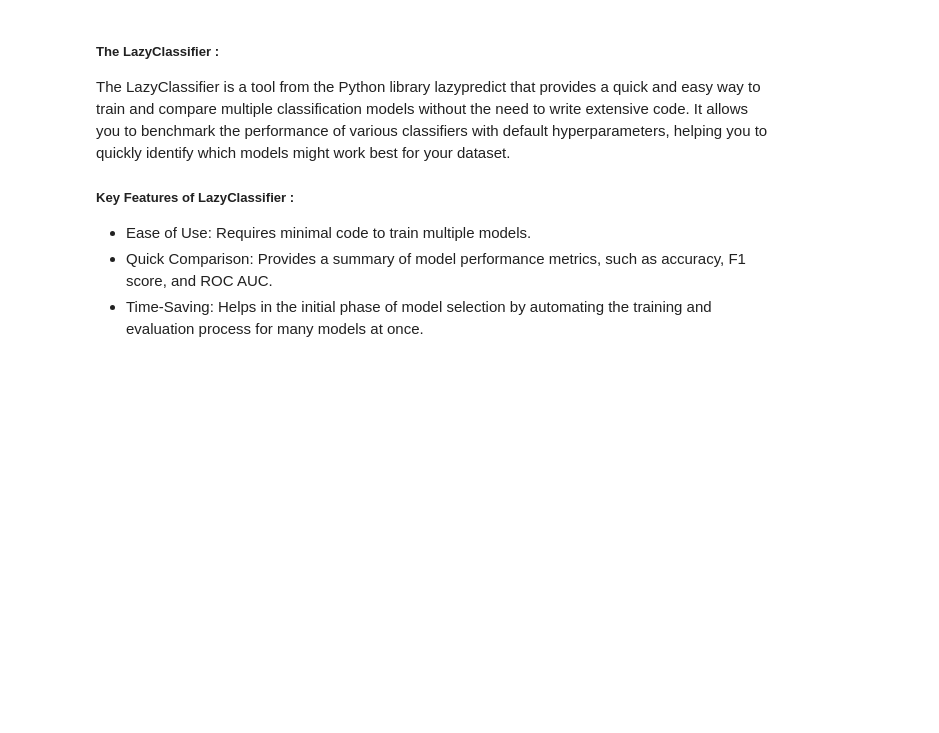
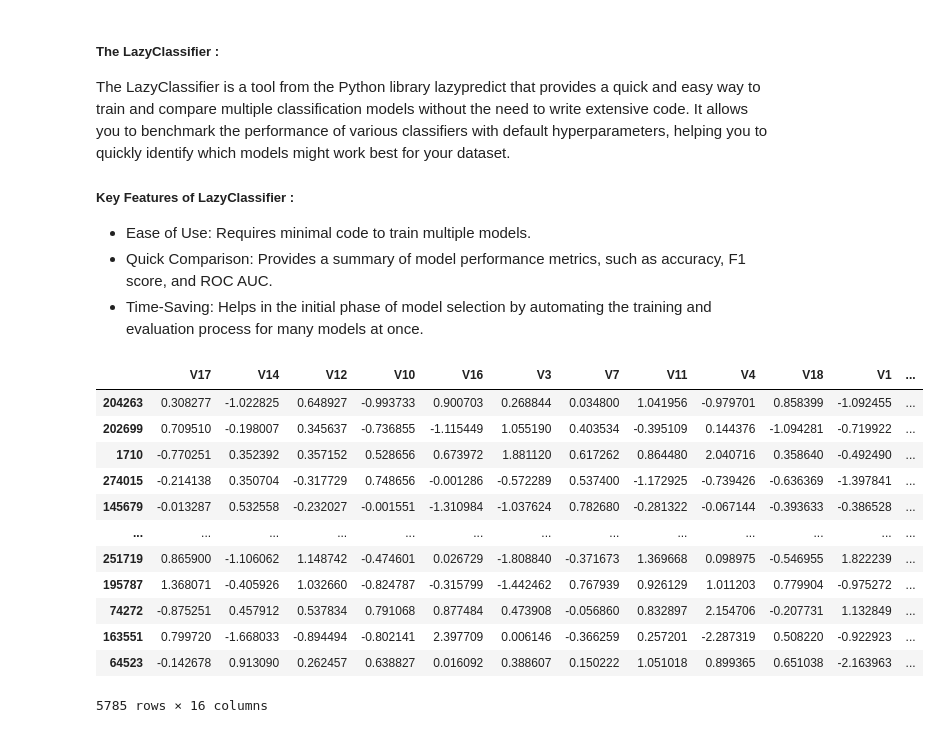
Before and after one commit to EL-MEHDI-git/Credit-card-fraud-detection, a Jupyter notebook: credit-card-fraud-detection.ipynb, the cells around one changed output. Cells and saved outputs as stored; diff of their text form; code cells hidden in the pictures; blank space fills up the shorter version.

Commit message:
Implement feature selection and model prediction

```diff
--- a/credit-card-fraud-detection.ipynb
+++ b/credit-card-fraud-detection.ipynb
@@ -256,6 +304,25 @@ The LazyClassifier is a tool from the Python library lazypredict that provides a
 - Ease of Use: Requires minimal code to train multiple models.
 - Quick Comparison: Provides a summary of model performance metrics, such as accuracy, F1 score, and ROC AUC.
 - Time-Saving: Helps in the initial phase of model selection by automating the training and evaluation process for many models at once.
+# %%
+from sklearn.model_selection import train_test_split
+
+x_train, x_test, y_train, y_test = train_test_split(df_resampled.iloc[:,:-1], df_resampled[['Class']], test_size=0.2, random_state=42)
+x_test
+# %% [output]
+|  | V17 | V14 | V12 | V10 | V16 | V3 | V7 | V11 | V4 | V18 | V1 | ... |
+| 204263 | 0.308277 | -1.022825 | 0.648927 | -0.993733 | 0.900703 | 0.268844 | 0.034800 | 1.041956 | -0.979701 | 0.858399 | -1.092455 | ... |
+| 202699 | 0.709510 | -0.198007 | 0.345637 | -0.736855 | -1.115449 | 1.055190 | 0.403534 | -0.395109 | 0.144376 | -1.094281 | -0.719922 | ... |
+| 1710 | -0.770251 | 0.352392 | 0.357152 | 0.528656 | 0.673972 | 1.881120 | 0.617262 | 0.864480 | 2.040716 | 0.358640 | -0.492490 | ... |
+| 274015 | -0.214138 | 0.350704 | -0.317729 | 0.748656 | -0.001286 | -0.572289 | 0.537400 | -1.172925 | -0.739426 | -0.636369 | -1.397841 | ... |
+| 145679 | -0.013287 | 0.532558 | -0.232027 | -0.001551 | -1.310984 | -1.037624 | 0.782680 | -0.281322 | -0.067144 | -0.393633 | -0.386528 | ... |
+| ... | ... | ... | ... | ... | ... | ... | ... | ... | ... | ... | ... | ... |
+| 251719 | 0.865900 | -1.106062 | 1.148742 | -0.474601 | 0.026729 | -1.808840 | -0.371673 | 1.369668 | 0.098975 | -0.546955 | 1.822239 | ... |
+| 195787 | 1.368071 | -0.405926 | 1.032660 | -0.824787 | -0.315799 | -1.442462 | 0.767939 | 0.926129 | 1.011203 | 0.779904 | -0.975272 | ... |
+| 74272 | -0.875251 | 0.457912 | 0.537834 | 0.791068 | 0.877484 | 0.473908 | -0.056860 | 0.832897 | 2.154706 | -0.207731 | 1.132849 | ... |
+| 163551 | 0.799720 | -1.668033 | -0.894494 | -0.802141 | 2.397709 | 0.006146 | -0.366259 | 0.257201 | -2.287319 | 0.508220 | -0.922923 | ... |
+| 64523 | -0.142678 | 0.913090 | 0.262457 | 0.638827 | 0.016092 | 0.388607 | 0.150222 | 1.051018 | 0.899365 | 0.651038 | -2.163963 | ... |
+5785 rows × 16 columns
 # %%
 from sklearn.model_selection import train_test_split
 from lazypredict.Supervised import LazyClassifier
```
Also changed, not shown: parts of 11 cells of this notebook.
